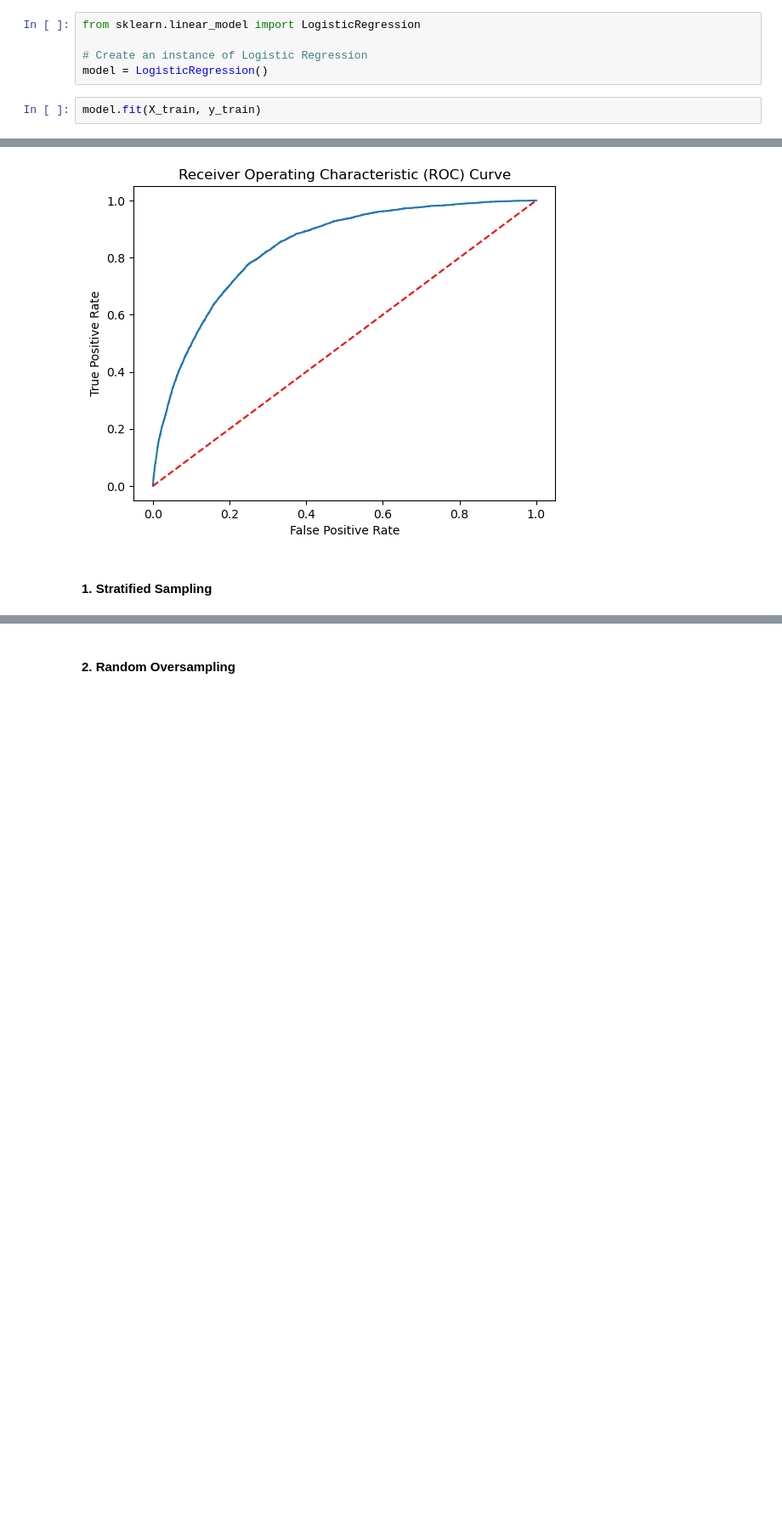
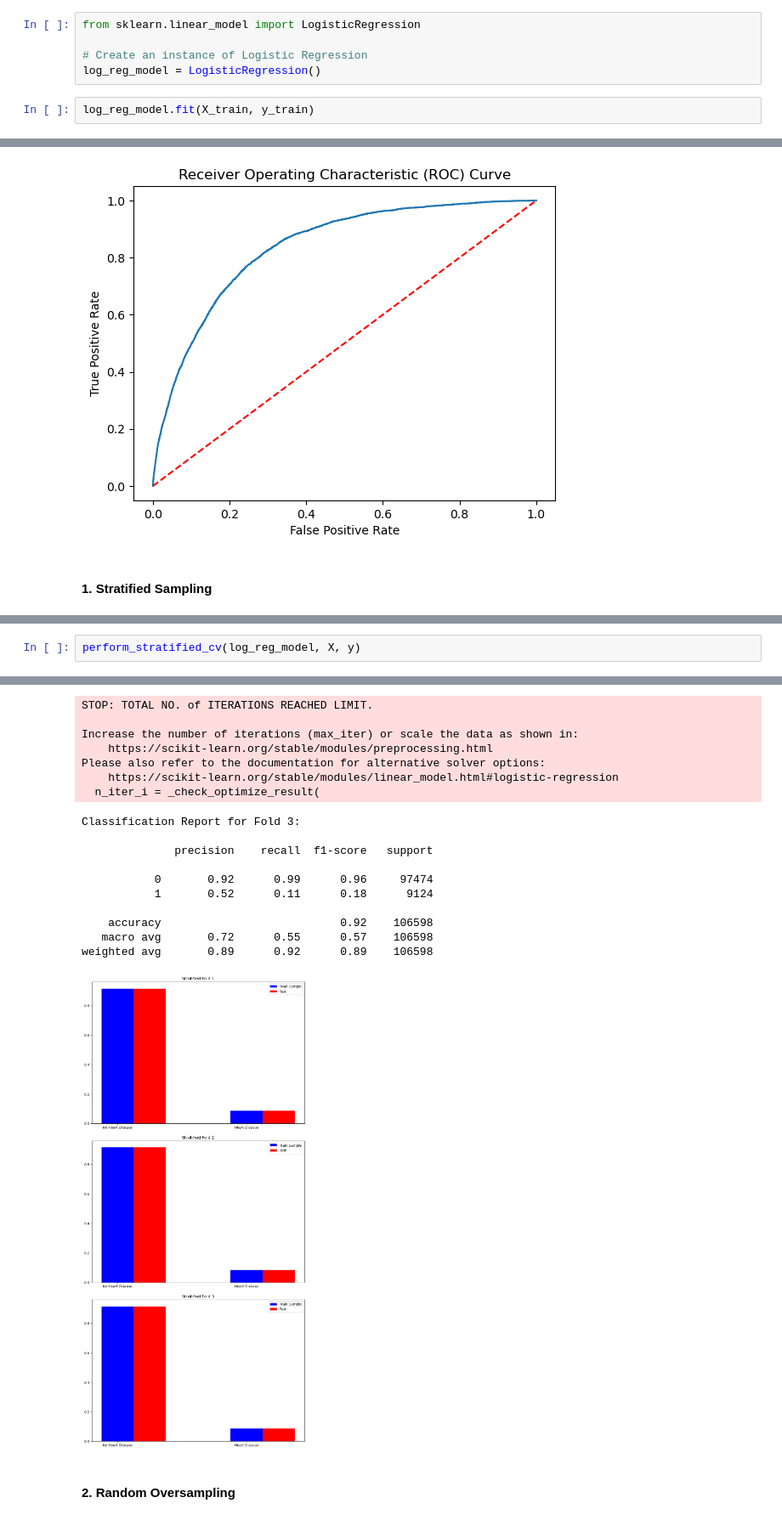
Before and after one commit to ch0min/exam_ai_ml_workspace, a Jupyter notebook: src/OLA-2/data_processing/OLA2_Heart_Disease.ipynb, the cells around one changed output, grey strips where cells are left out. Shown: that part at 85% size. Drawn from its saved outputs; the diff is of its cells as text; blank space fills up the shorter version.

```diff
--- a/src/OLA-2/data_processing/OLA2_Heart_Disease.ipynb
+++ b/src/OLA-2/data_processing/OLA2_Heart_Disease.ipynb
@@ -288,7 +290,7 @@ X_train_smote, y_train_smote = sm.fit_resample(X_train, y_train)
 from sklearn.linear_model import LogisticRegression
 
 # Create an instance of Logistic Regression
-model = LogisticRegression()
+log_reg_model = LogisticRegression()
 # %%
-model.fit(X_train, y_train)
+log_reg_model.fit(X_train, y_train)
 # %% [output]
@@ -434,0 +332,3 @@ weighted avg       0.89      0.92      0.89     63959
+# %%
+perform_stratified_cv(log_reg_model, X, y)
+# %% [output]
@@ -435,3 +369,21 @@ weighted avg       0.89      0.92      0.89     63959
+STOP: TOTAL NO. of ITERATIONS REACHED LIMIT.
+
+Increase the number of iterations (max_iter) or scale the data as shown in:
+    https://scikit-learn.org/stable/modules/preprocessing.html
+Please also refer to the documentation for alternative solver options:
+    https://scikit-learn.org/stable/modules/linear_model.html#logistic-regression
+  n_iter_i = _check_optimize_result(
+Classification Report for Fold 3:
+
+              precision    recall  f1-score   support
+
+           0       0.92      0.99      0.96     97474
+           1       0.52      0.11      0.18      9124
+
+    accuracy                           0.92    106598
+   macro avg       0.72      0.55      0.57    106598
+weighted avg       0.89      0.92      0.89    106598
+[figure, added]
 # %% [markdown]
 #### 2. Random Oversampling
 # %%
```
Also changed, not shown: parts of 45 cells of this notebook.
